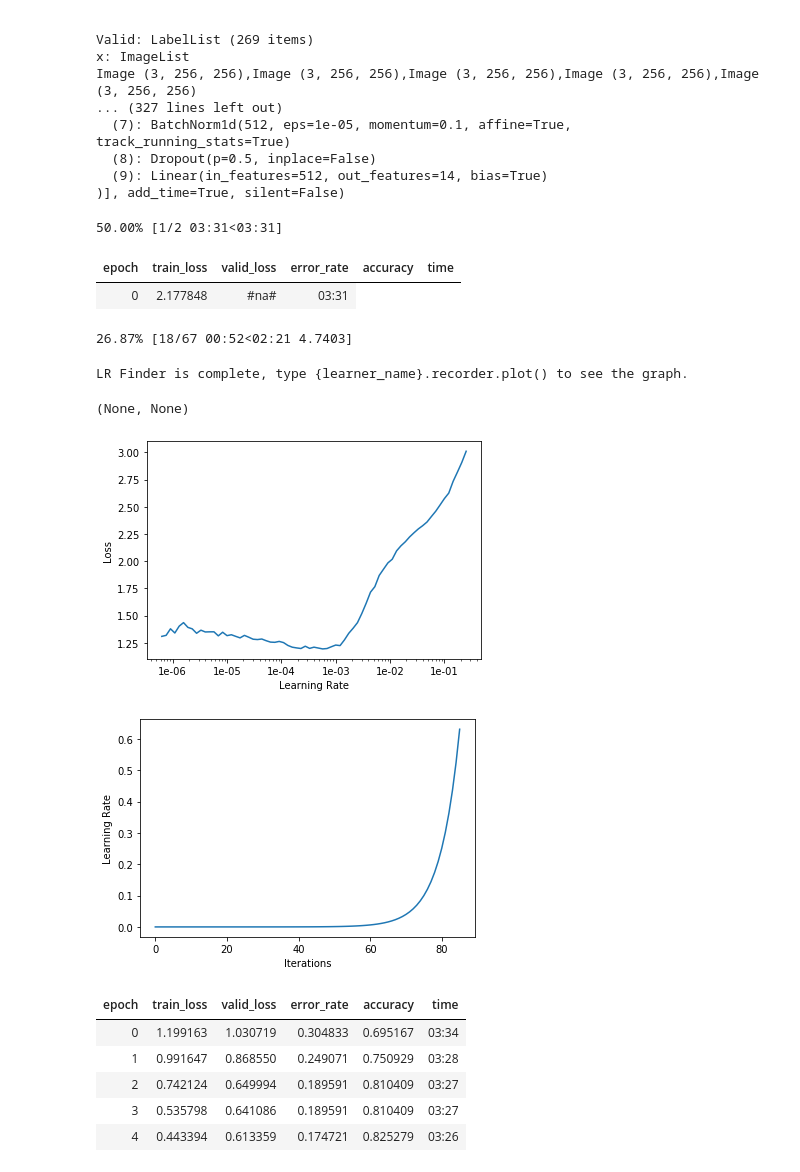
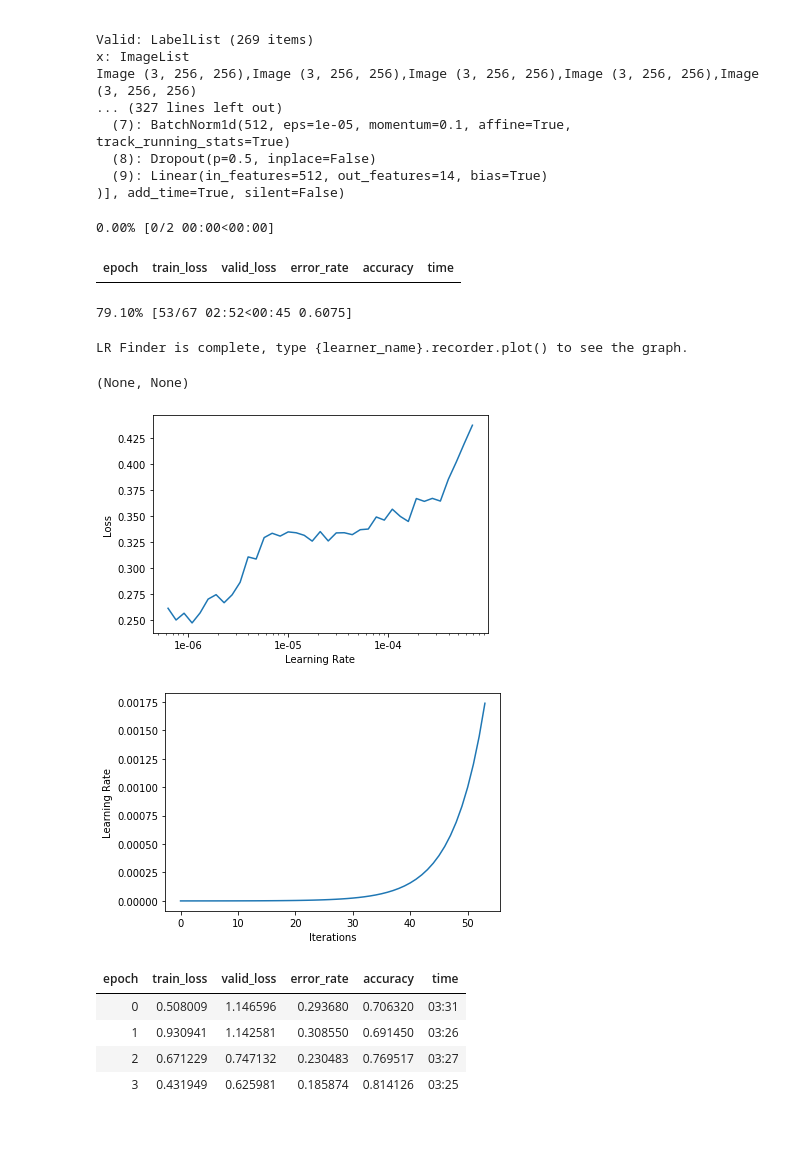
Before and after one commit to sharathbhargav/Two_Wheeler_Recognition, a Jupyter notebook: two_new.ipynb, the cells around one changed output. Drawn from its saved outputs; the diff is of its cells as text; code cells hidden in the pictures; blank space fills up the shorter version.

```diff
--- a/two_new.ipynb
+++ b/two_new.ipynb
@@ -76,5 +91,5 @@ learn = cnn_learner(data, models.resnet50, metrics=[error_rate,accuracy])
 # %%
-learn.load("stage128")
+learn.load("stage256")
 # %% [output]
 Learner(data=ImageDataBunch;
 
@@ -99,22 +114,20 @@ learn.unfreeze()
 learn.lr_find()
 learn.recorder.plot(), learn.recorder.plot_lr()
 # %% [output]
-50.00% [1/2 03:31<03:31]
+0.00% [0/2 00:00<00:00]
 | epoch | train_loss | valid_loss | error_rate | accuracy | time |
-| 0 | 2.177848 | #na# | 03:31 |
-26.87% [18/67 00:52<02:21 4.7403]
+79.10% [53/67 02:52<00:45 0.6075]
 LR Finder is complete, type {learner_name}.recorder.plot() to see the graph.
 (None, None)
-[figure, old version]
+[figure, new version]
-[figure, old version]
+[figure, new version]
 # %%
-learn.fit_one_cycle(5,max_lr=slice(7e-6,8e-4))
+learn.fit_one_cycle(4,max_lr=slice(8e-5,8e-4))
 # %% [output]
 | epoch | train_loss | valid_loss | error_rate | accuracy | time |
-| 0 | 1.199163 | 1.030719 | 0.304833 | 0.695167 | 03:34 |
-| 1 | 0.991647 | 0.868550 | 0.249071 | 0.750929 | 03:28 |
-| 2 | 0.742124 | 0.649994 | 0.189591 | 0.810409 | 03:27 |
-| 3 | 0.535798 | 0.641086 | 0.189591 | 0.810409 | 03:27 |
-| 4 | 0.443394 | 0.613359 | 0.174721 | 0.825279 | 03:26 |
+| 0 | 0.508009 | 1.146596 | 0.293680 | 0.706320 | 03:31 |
+| 1 | 0.930941 | 1.142581 | 0.308550 | 0.691450 | 03:26 |
+| 2 | 0.671229 | 0.747132 | 0.230483 | 0.769517 | 03:27 |
+| 3 | 0.431949 | 0.625981 | 0.185874 | 0.814126 | 03:25 |
 # %%
 learn.recorder.plot_losses()
```
Also changed, not shown: parts of 19 cells of this notebook, 1 other file.
